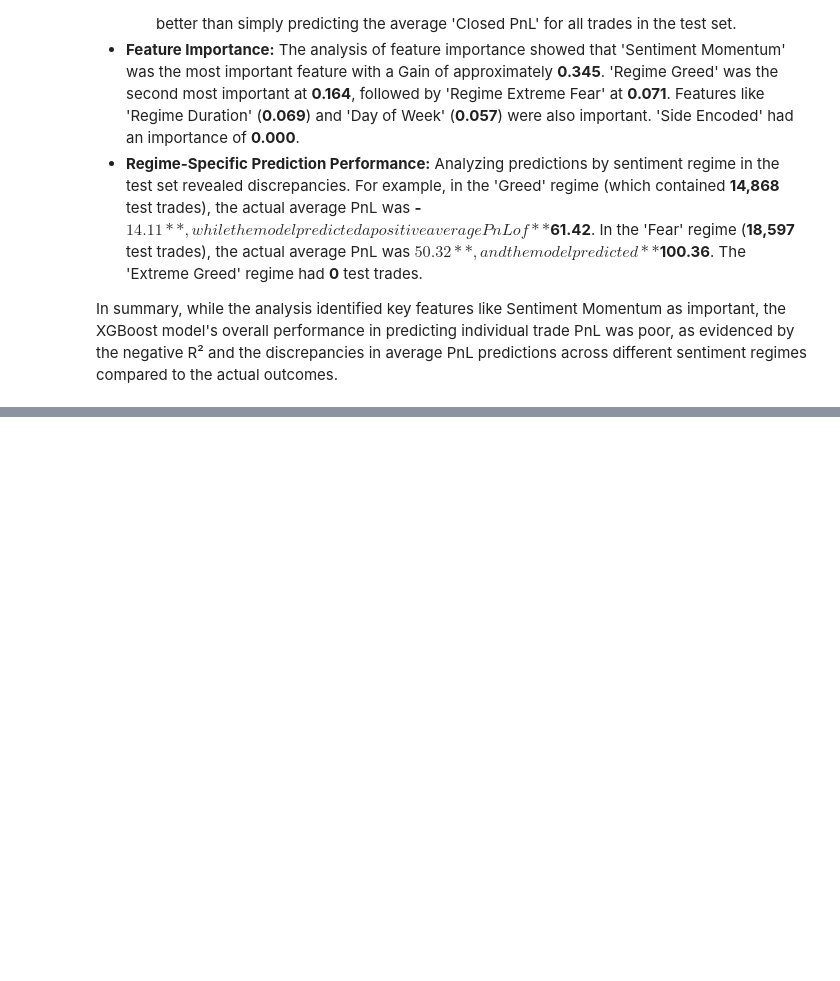
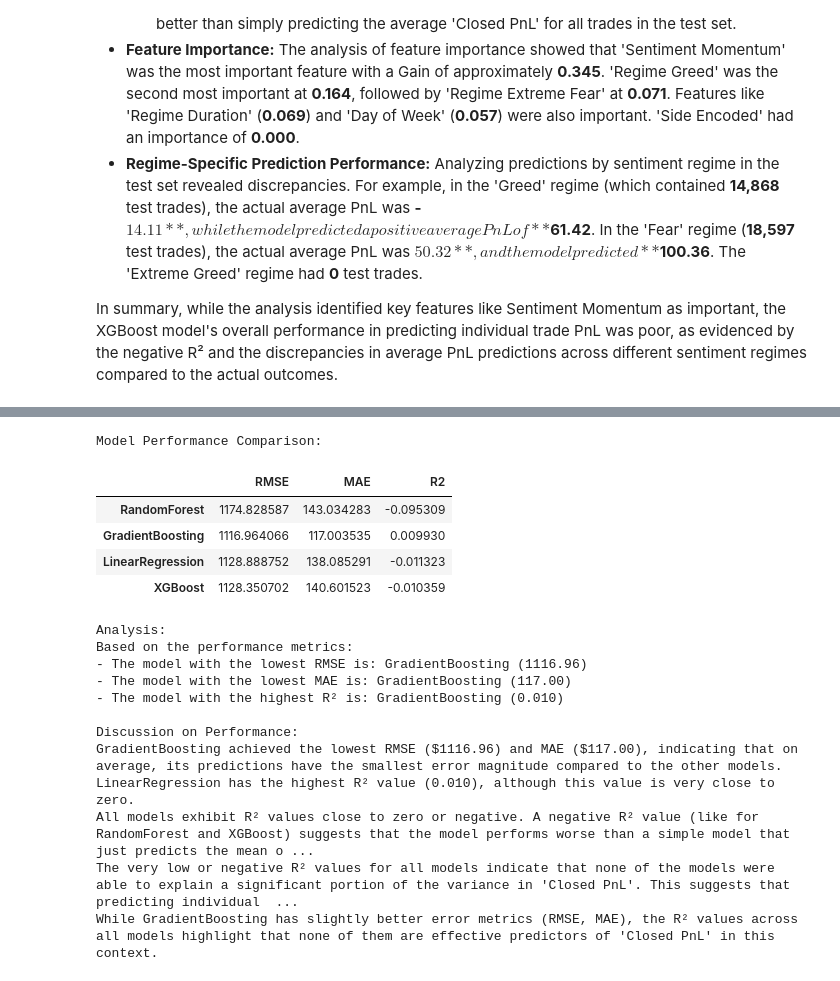
Before and after one commit to Rishabh1108ch/Trader_Behavior_Insights, a Jupyter notebook: MYpractice_Trader_Behavior_Insights_2310.ipynb, the cells around one changed output, grey strips where cells are left out. Cells and saved outputs as stored; diff of their text form; code cells hidden in the pictures; blank space fills up the shorter version.

```diff
--- a/MYpractice_Trader_Behavior_Insights_2310.ipynb
+++ b/MYpractice_Trader_Behavior_Insights_2310.ipynb
@@ -1172,0 +1369,43 @@ Based on these quantitative findings, future work should numerically assess the
+# %%
+print("Model Performance Comparison:")
+display(metrics_df)
+
+print("\nAnalysis:")
+print("Based on the performance metrics:")
+
+# Compare RMSE and MAE (lower is better)
+best_rmse_model = metrics_df['RMSE'].idxmin()
+best_mae_model = metrics_df['MAE'].idxmin()
+
+print(f"- The model with the lowest RMSE is: {best_rmse_model} ({metrics_df['RMSE'].min():.2f})")
+print(f"- The model with the lowest MAE is: {best_mae_model} ({metrics_df['MAE'].min():.2f})")
+
+# Compare R² (higher is better)
+best_r2_model = metrics_df['R2'].idxmax()
+print(f"- The model with the highest R² is: {best_r2_model} ({metrics_df['R2'].max():.3f})")
+
+print("\nDiscussion on Performance:")
+print(f"GradientBoosting achieved the lowest RMSE (${metrics_df['RMSE'].min():.2f}) and MAE (${metrics_df['MAE'].min():.2f}), indicating that on average, its predictions have the smallest error magnitude compared to the other models.")
+print(f"LinearRegression has the highest R² value ({metrics_df['R2'].max():.3f}), although this value is very close to zero.")
+print("All models exhibit R² values close to zero or negative. A negative R² value (like for RandomForest and XGBoost) suggests that the model performs worse than a simple model that just predicts the mean of the target variable.")
+print("The very low or negative R² values for all models indicate that none of the models were able to explain a significant portion of the variance in 'Closed PnL'. This suggests that predicting individual trade profitability with the current features and models is challenging.")
+print("While GradientBoosting has slightly better error metrics (RMSE, MAE), the R² values across all models highlight that none of them are effective predictors of 'Closed PnL' in this context.")
+# %% [output]
+Model Performance Comparison:
+|  | RMSE | MAE | R2 |
+| RandomForest | 1174.828587 | 143.034283 | -0.095309 |
+| GradientBoosting | 1116.964066 | 117.003535 | 0.009930 |
+| LinearRegression | 1128.888752 | 138.085291 | -0.011323 |
+| XGBoost | 1128.350702 | 140.601523 | -0.010359 |
+Analysis:
+Based on the performance metrics:
+- The model with the lowest RMSE is: GradientBoosting (1116.96)
+- The model with the lowest MAE is: GradientBoosting (117.00)
+- The model with the highest R² is: GradientBoosting (0.010)
+
+Discussion on Performance:
+GradientBoosting achieved the lowest RMSE ($1116.96) and MAE ($117.00), indicating that on average, its predictions have the smallest error magnitude compared to the other models.
+LinearRegression has the highest R² value (0.010), although this value is very close to zero.
+All models exhibit R² values close to zero or negative. A negative R² value (like for RandomForest and XGBoost) suggests that the model performs worse than a simple model that just predicts the mean o ...
+The very low or negative R² values for all models indicate that none of the models were able to explain a significant portion of the variance in 'Closed PnL'. This suggests that predicting individual  ...
+While GradientBoosting has slightly better error metrics (RMSE, MAE), the R² values across all models highlight that none of them are effective predictors of 'Closed PnL' in this context.
```
Also changed, not shown: parts of 14 cells of this notebook.
